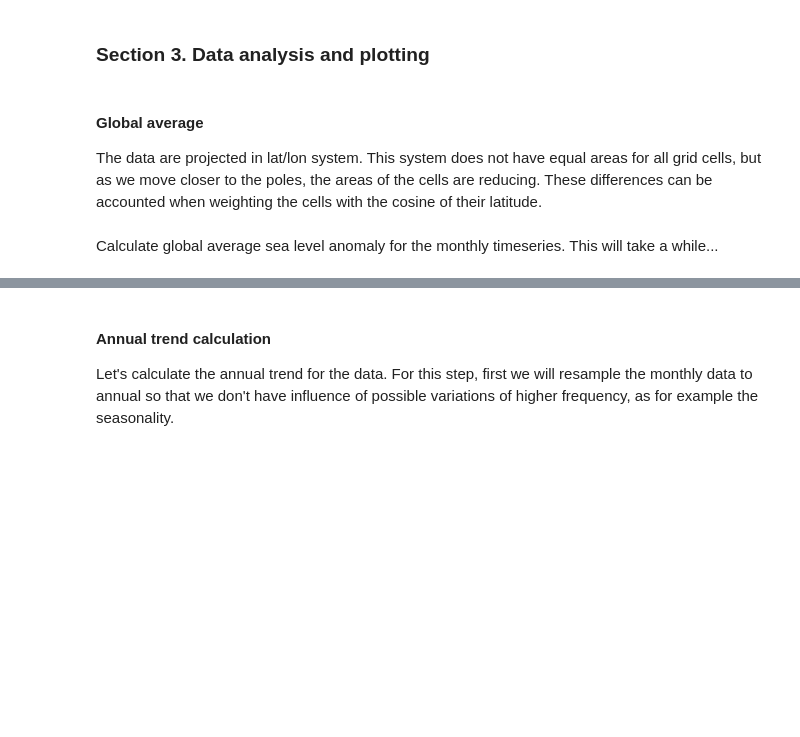
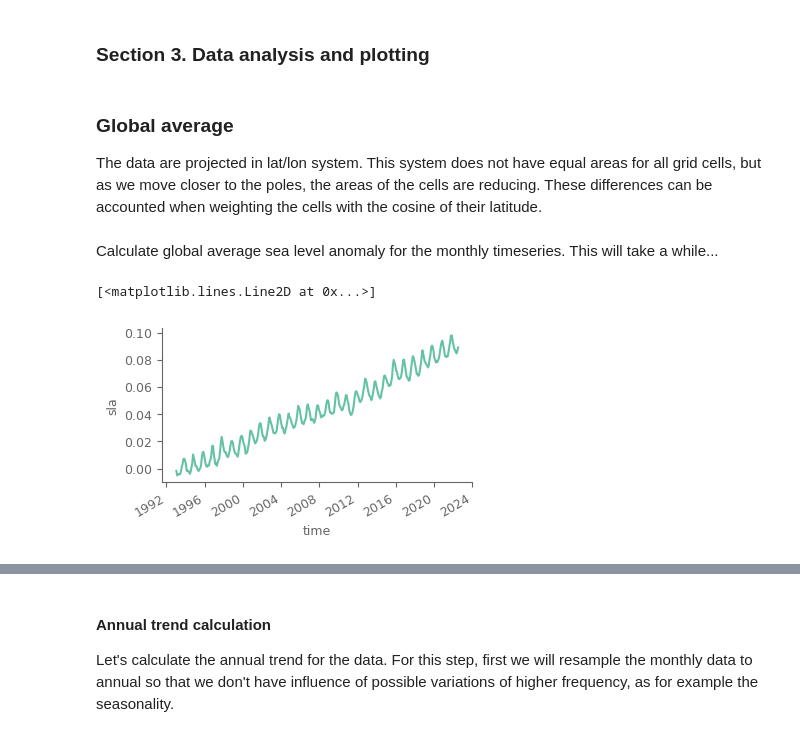
Before and after one commit to ECMWFCode4Earth/sketchbook-earth, a Jupyter notebook: tutorials/04_sea_level/04_sea_level.ipynb, the cells around one changed output, grey strips where cells are left out. Drawn from its saved outputs; the diff is of its cells as text; code cells hidden in the pictures; blank space fills up the shorter version.

```diff
--- a/tutorials/04_sea_level/04_sea_level.ipynb
+++ b/tutorials/04_sea_level/04_sea_level.ipynb
@@ -215,7 +211,8 @@ Finally, we will only use the `sla` variable (sea level anomalies) from the data
 # %%
 # change longitudes to -180 | 180
 sla = sea_level['sla']
-sla = sla.assign_coords(longitude=(((sla.longitude + 180) % 360) - 180)).sortby('longitude')
+sla = sla.assign_coords(longitude=(((sla.longitude + 180) % 360) - 180)) # change longitudes
+sla = sla.sortby('longitude') # sort by ascending order
 sla
 # %% [output]
 <xarray.DataArray 'sla' (time: 355, latitude: 720, longitude: 1440)> dask.array<getitem, shape=(355, 720, 1440), dtype=float64, chunksize=(1, 720, 1440), chunktype=numpy.ndarray> Coordinates: * time ( ...
@@ -252,7 +249,7 @@ sla.isel(time=0).plot()
 # %% [markdown]
 ### Section 3. Data analysis and plotting
 # %% [markdown]
-#### Global average
+### Global average
 
 The data are projected in lat/lon system. This system does not have equal areas for all grid cells, but as we move closer to the poles, the areas of the cells are reducing. These differences can be accounted when weighting the cells with the cosine of their latitude.
 # %%
@@ -276,3 +273,9 @@ def area_weighted_spatial_average(data):
 Calculate global average sea level anomaly for the monthly timeseries. This will take a while...
 # %%
 global_average_sla = area_weighted_spatial_average(sla).compute() # use compute so that the data are now loaded into memory (no more dask)
+# %%
+# quick plot
+global_average_sla.plot(figsize=(4, 2))
+# %% [output]
+[<matplotlib.lines.Line2D at 0x...>]
+[figure, added]
```
Also changed, not shown: parts of 58 cells of this notebook, 2 other files.
